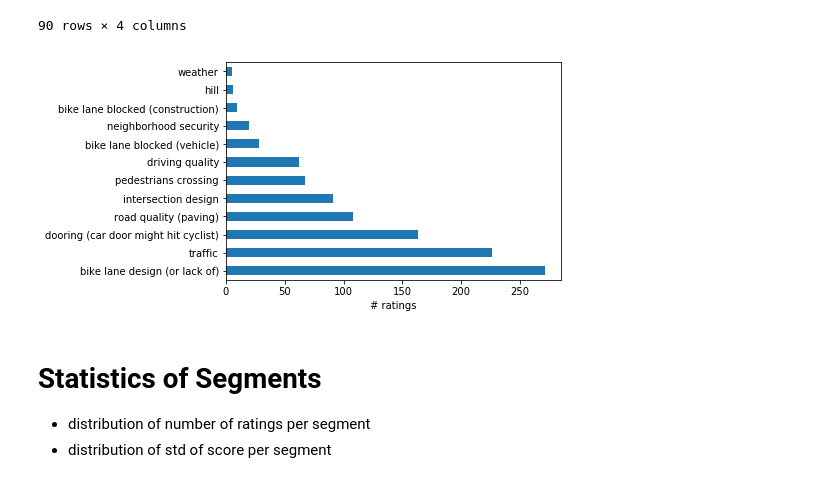
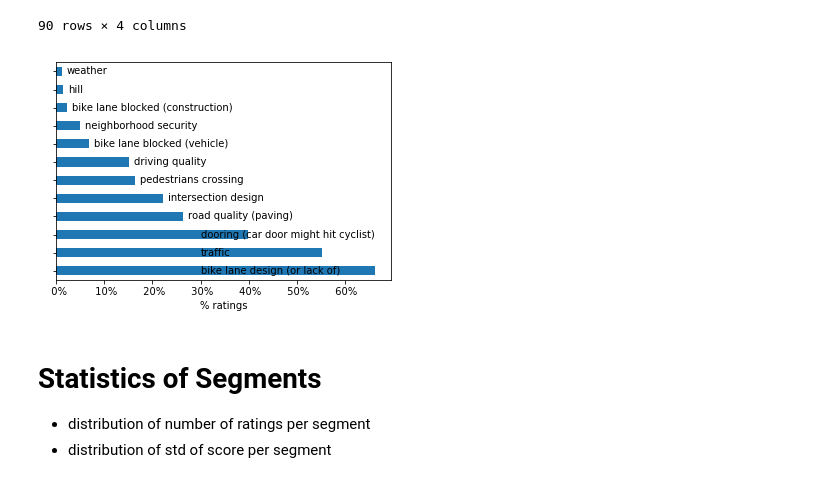
Before and after one commit to JHWu92/Cycling_safety, a Jupyter notebook: rating_platform/database report.ipynb, the cells around one changed output. Saved outputs shown, nothing was run; the diff lists cells and outputs as text; code cells hidden in the pictures.

```diff
--- a/rating_platform/database report.ipynb
+++ b/rating_platform/database report.ipynb
@@ -278,21 +278,32 @@ def clean_tag(x):
 
 temp = pd.Series([y for x in ratings.tags.apply(lambda x: x.split(',')).values.tolist() for y in x])
 # %%
-plot_pcnt = False
+plot_pcnt = True
 fn_suffix = ' (percentage)' if plot_pcnt else ''
 series_to_plot = temp[temp!=''].apply(clean_tag).value_counts()
+factors = series_to_plot.index.tolist()
+series_to_plot.index = [''  for i in range(series_to_plot.shape[0])]
 if plot_pcnt: series_to_plot = series_to_plot/num_ratings
 ax = series_to_plot.plot(kind='barh')
 if plot_pcnt:
     vals = ax.get_xticks()
     ax.set_xticklabels(['{:3.0f}%'.format(x*100) for x in vals])
 
 
 ax.set_xlabel('# ratings' if not plot_pcnt else '% ratings')
 
+max_x = series_to_plot.max()
+offset = 10 if not plot_pcnt else 0.01
+for i, r in enumerate(ax.patches):
+    ax.text(r.get_width()+offset if r.get_width()<max_x/2.2 else max_x/2.2, # set label on the opposite side
+                r.get_y() + r.get_height()/5.,factors[i],
+#            bbox={"facecolor":"white",
+#                       "alpha":0.2,
+#                       "pad":1}
+           )
 
 fig = ax.get_figure()
 fig.savefig(u'distribution of factors affecting ratings%s.eps' % fn_suffix, format='eps', bbox_inches='tight', pad_inches=0)
 fig.savefig(u'distribution of factors affecting ratings%s.png' % fn_suffix, format='png', bbox_inches='tight', pad_inches=0)
 # %% [output]
-[figure, old version]
+[figure, new version]
```
Also changed, not shown: parts of 1 cell of this notebook, 2 other files.
